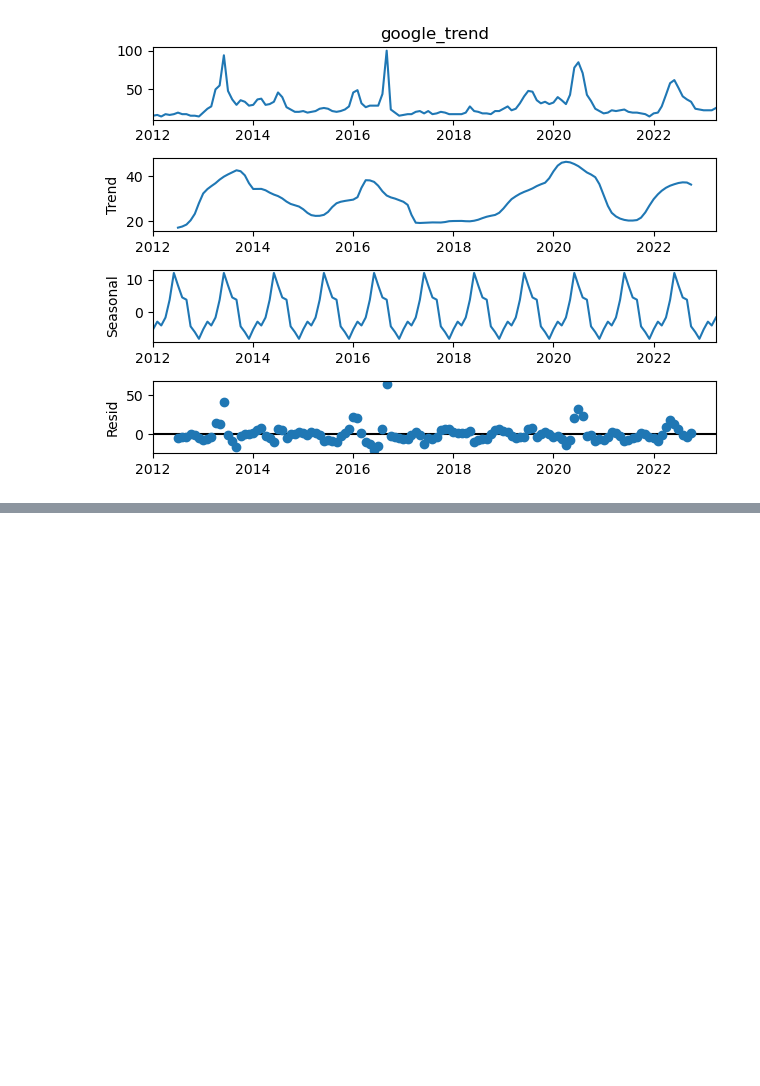
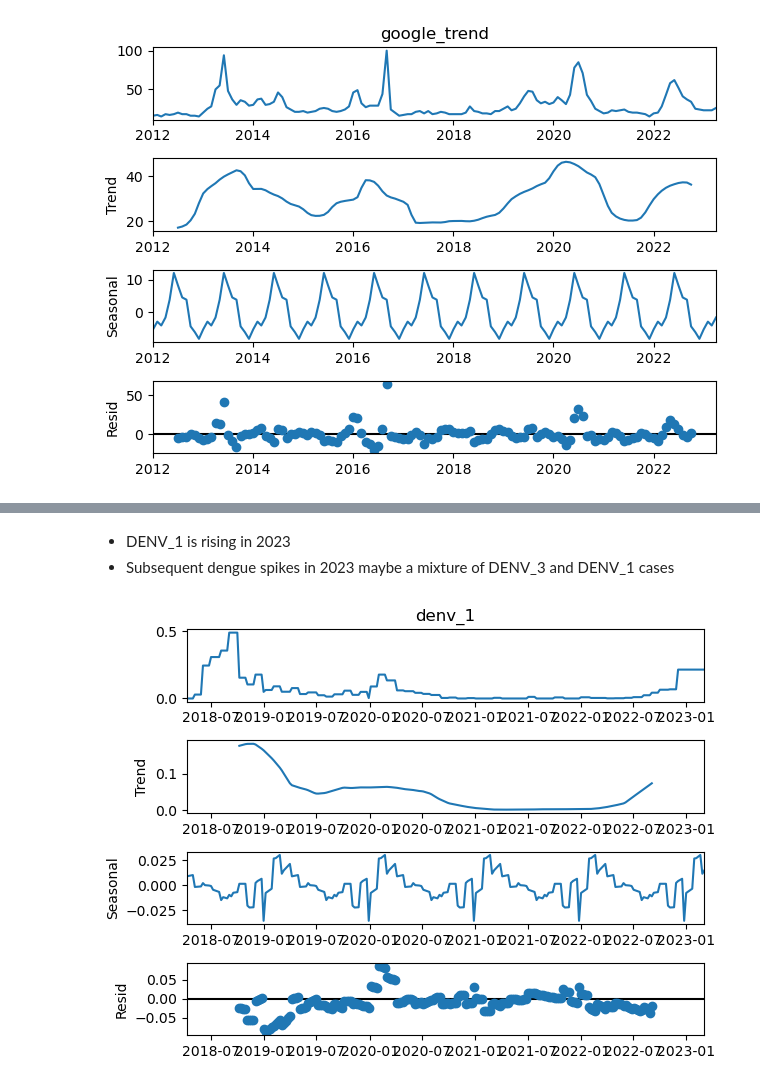
Before and after one commit to sherenaLIM/Predictive-Model-for-Dengue-Forked, a Jupyter notebook: code/EDA_Serology_GoogleTrends.ipynb, the cells around one changed output, grey strips where cells are left out. Drawn from its saved outputs; the diff is of its cells as text; code cells hidden in the pictures; blank space fills up the shorter version.

```diff
--- a/code/EDA_Serology_GoogleTrends.ipynb
+++ b/code/EDA_Serology_GoogleTrends.ipynb
@@ -166,0 +192,9 @@ plt.show()
+# %% [markdown]
+* DENV_1 is rising in 2023
+* Subsequent dengue spikes in 2023 maybe a mixture of DENV_3 and DENV_1 cases
+# %%
+result = seasonal_decompose(df.denv_1, model='additive')
+result.plot()
+plt.show()
+# %% [output]
+[figure, added]
```
Also changed, not shown: parts of 6 cells of this notebook.
